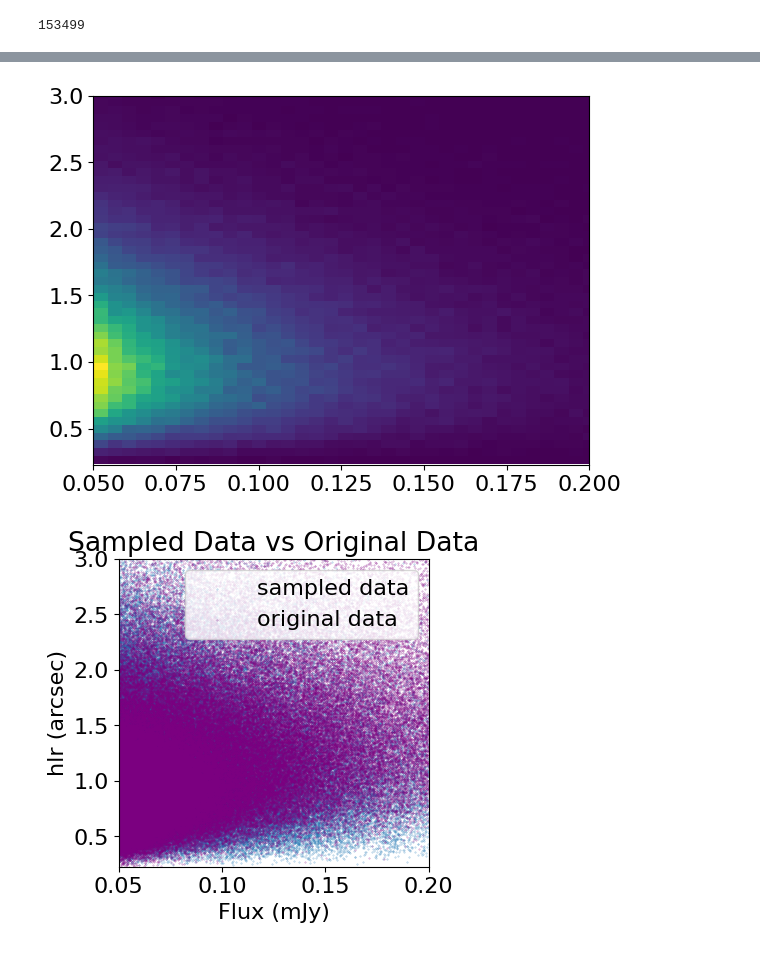
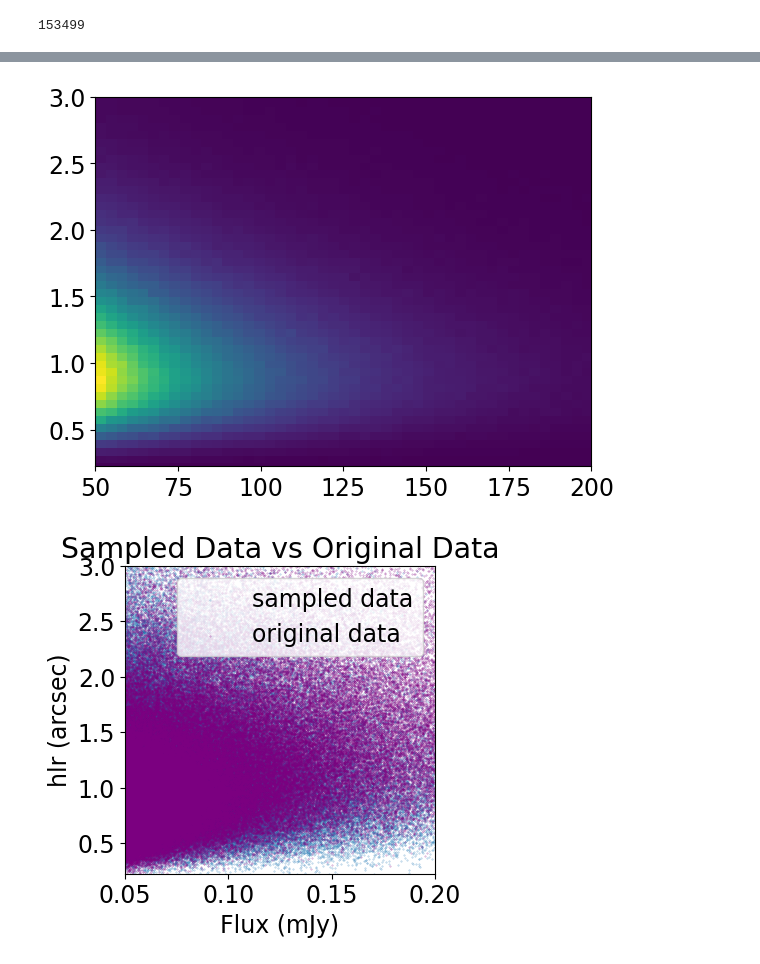
Before and after one commit to CentofantiEze/Radio_WL_Generative_Forward_Model, a Jupyter notebook: notebooks/trecs_obs.ipynb, the cells around one changed output, grey strips where cells are left out. Cells and saved outputs as stored; diff of their text form; code cells hidden in the pictures.

```diff
--- a/notebooks/trecs_obs.ipynb
+++ b/notebooks/trecs_obs.ipynb
@@ -92,15 +75,15 @@ plt.grid(True)
 ############################################
 # Check fit, may need to fix loc and scale #
 ############################################
-alpha_hlr, beta_hlr, loc_hlr, scale_hlr = stats.beta.fit(sizesfg[listindexobj]/(2), floc=minpixsize*pixelscale/2, fscale=(maxpixsize-minpixsize)*pixelscale/2*fit_correction)
-print("SIZE FIT - ", "alpha:", alpha_hlr,"beta:", beta_hlr, "loc:", loc_hlr, "scale:", scale_hlr)
-plt.plot(x_size, stats.beta.pdf(x_size, alpha_hlr, beta_hlr, loc=loc_hlr, scale=scale_hlr), label='Size PDF', color='darkblue')
+sshape, sloc, sscale = stats.lognorm.fit(sizesfg[listindexobj]/(2))
+print("SIZE FIT - ", "shape:", sshape, "loc:", sloc, "scale:", sscale)
+plt.plot(x_size, stats.lognorm.pdf(x_size, sshape, loc=sloc, scale=sscale), label='Size PDF', color='darkblue')
 
 plt.subplot(1, 2, 2)
 plt.hist(flux1400sfg[listindexobj], bins=30, alpha=0.7, color='red', density=True)
-alpha_flux, beta_flux, loc_flux, scale_flux = stats.beta.fit(flux1400sfg[listindexobj], floc=min_flux, fscale=(max_flux-min_flux)*fit_correction)
-print("FLUX FIT - ", "alpha:", alpha_flux,"beta:", beta_flux, "loc:", loc_flux, "scale:", scale_flux)
-plt.plot(x_flux, stats.beta.pdf(x_flux, alpha_flux, beta_flux, loc=loc_flux, scale=scale_flux), label='Flux PDF', color='darkred')
+floc, fscale = stats.expon.fit(flux1400sfg[listindexobj])
+print("FLUX FIT - ", "loc:", floc, "scale:", fscale)
+plt.plot(x_flux, stats.expon.pdf(x_flux, loc=floc, scale=fscale), label='Flux PDF', color='darkred')
 plt.xlabel('Flux (mJy)')
 plt.ylabel('Counts')
 plt.title('Galaxy flux histogram')
@@ -121,15 +104,15 @@ Text(0.5, 1.0, 'T-RECS galaxy parameters distribution')
 # %%
-_ = plt.hist2d(stats.beta(alpha_flux, beta_flux, loc=loc_flux, scale=scale_flux).rvs(size=Ntotobj),
-            stats.beta(alpha_hlr, beta_hlr, loc=loc_hlr, scale=scale_hlr).rvs(size=Ntotobj), bins=80, cmap='viridis', density=True)
-plt.xlim(min_flux, max_flux)
+_ = plt.hist2d(np.minimum(stats.expon(loc=floc, scale=fscale).rvs(size=Ntotobj*10)*1e3, 210),
+            np.minimum(stats.lognorm(sshape, loc=sloc, scale=sscale).rvs(size=Ntotobj*10), 3.1), bins=50, cmap='viridis', density=True)
+plt.xlim(min_flux*1e3, max_flux*1e3)
 plt.ylim(minpixsize*pixelscale/2, maxpixsize*pixelscale/2)
 plt.show()
 # %% [output]
-[figure, old version]
+[figure, new version]
 # %%
 plt.figure(figsize=(4, 4))
-plt.scatter(stats.beta(alpha_flux, beta_flux, loc=loc_flux, scale=scale_flux).rvs(size=Ntotobj),
-            stats.beta(alpha_hlr, beta_hlr, loc=loc_hlr, scale=scale_hlr).rvs(size=Ntotobj),
+plt.scatter(stats.expon(loc=floc, scale=fscale).rvs(size=Ntotobj),
+            stats.lognorm(sshape, loc=sloc, scale=sscale).rvs(size=Ntotobj),
             s=.1, alpha=0.5, label="sampled data")
 plt.scatter(flux1400sfg[listindexobj], sizesfg[listindexobj]/2, s=.1 ,alpha=0.5, color='purple', label="original data")
 plt.ylabel('hlr (arcsec)')
@@ -140,7 +123,7 @@ plt.title('Sampled Data vs Original Data')
 plt.legend()
 plt.show()
 # %% [output]
-[figure, old version]
+[figure, new version]
 # %%
 x_ell = np.linspace(-1, 1, 1000)
 plt.subplots(1,2, figsize=(12, 6))
```
Also changed, not shown: parts of 15 cells of this notebook.
